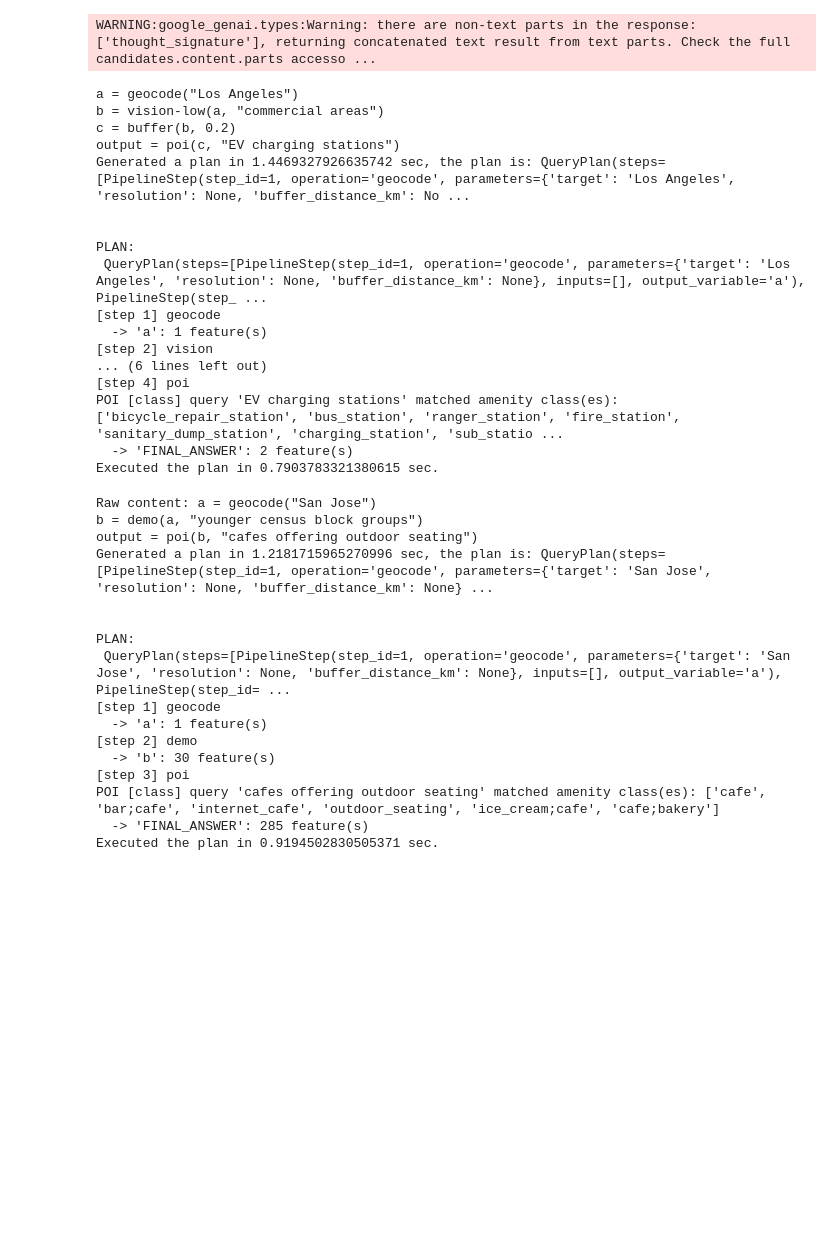
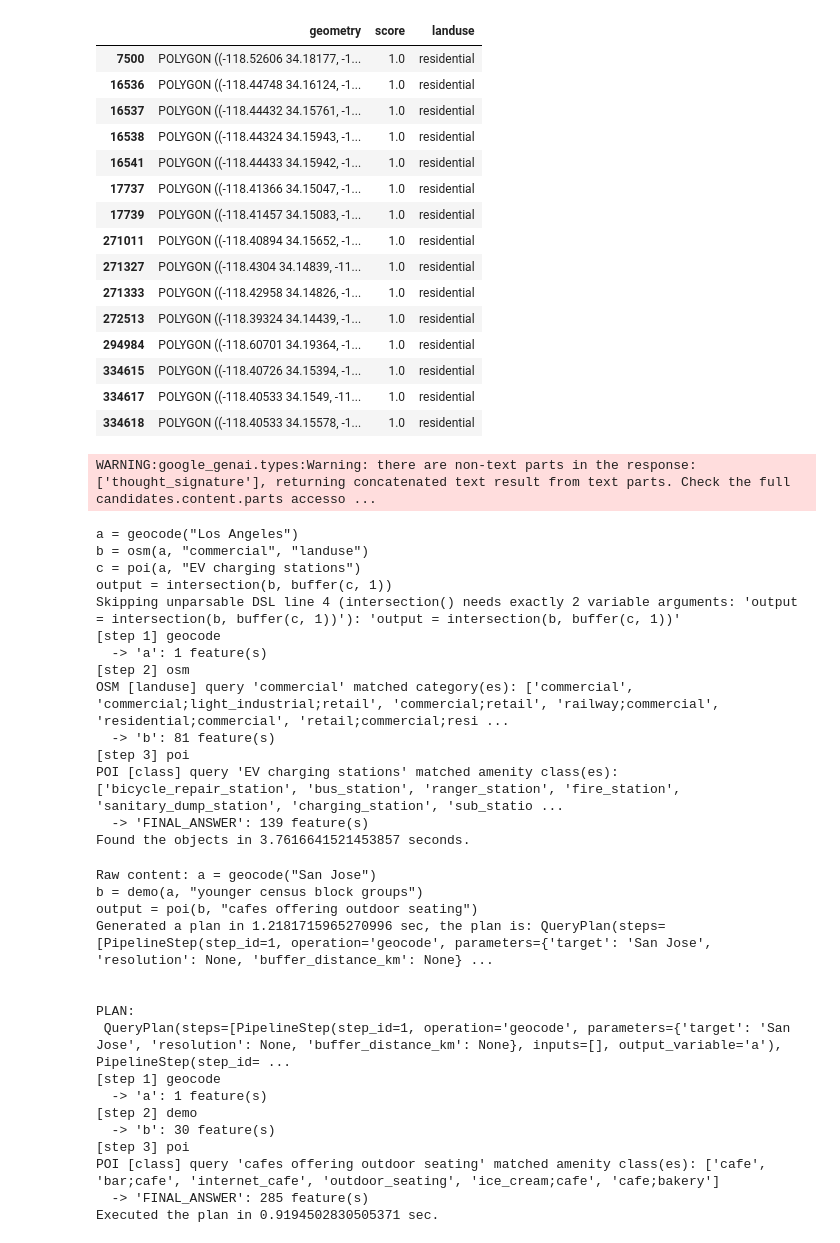
Before and after one commit to sarkarsusanket/esri-earth-search-engine, a Jupyter notebook: call_search_engine.ipynb, the cells around one changed output. Saved outputs shown, nothing was run; the diff lists cells and outputs as text; code cells hidden in the pictures; blank space fills up the shorter version.

```diff
--- a/call_search_engine.ipynb
+++ b/call_search_engine.ipynb
@@ -34,0 +49,2 @@ gdf.to_file(rf"results/output2.shp")
+# %%
+gdf = qe.find("Find me farmlands bordering a river in LA")
@@ -35,24 +69,40 @@ gdf.to_file(rf"results/output2.shp")
+# %%
+gdf
+# %% [output]
+|  | geometry | score | landuse |
+| 7500 | POLYGON ((-118.52606 34.18177, -1... | 1.0 | residential |
+| 16536 | POLYGON ((-118.44748 34.16124, -1... | 1.0 | residential |
+| 16537 | POLYGON ((-118.44432 34.15761, -1... | 1.0 | residential |
+| 16538 | POLYGON ((-118.44324 34.15943, -1... | 1.0 | residential |
+| 16541 | POLYGON ((-118.44433 34.15942, -1... | 1.0 | residential |
+| 17737 | POLYGON ((-118.41366 34.15047, -1... | 1.0 | residential |
+| 17739 | POLYGON ((-118.41457 34.15083, -1... | 1.0 | residential |
+| 271011 | POLYGON ((-118.40894 34.15652, -1... | 1.0 | residential |
+| 271327 | POLYGON ((-118.4304 34.14839, -11... | 1.0 | residential |
+| 271333 | POLYGON ((-118.42958 34.14826, -1... | 1.0 | residential |
+| 272513 | POLYGON ((-118.39324 34.14439, -1... | 1.0 | residential |
+| 294984 | POLYGON ((-118.60701 34.19364, -1... | 1.0 | residential |
+| 334615 | POLYGON ((-118.40726 34.15394, -1... | 1.0 | residential |
+| 334617 | POLYGON ((-118.40533 34.1549, -11... | 1.0 | residential |
+| 334618 | POLYGON ((-118.40533 34.15578, -1... | 1.0 | residential |
 # %%
-gdf = qe.predict("Find EV charging stations near commercial areas in Los Angeles")
+gdf = qe.find("Find EV charging stations near commercial areas in Los Angeles")
 # %% [output]
 WARNING:google_genai.types:Warning: there are non-text parts in the response: ['thought_signature'], returning concatenated text result from text parts. Check the full candidates.content.parts accesso ...
 a = geocode("Los Angeles")
-b = vision-low(a, "commercial areas")
-c = buffer(b, 0.2)
-output = poi(c, "EV charging stations")
-Generated a plan in 1.4469327926635742 sec, the plan is: QueryPlan(steps=[PipelineStep(step_id=1, operation='geocode', parameters={'target': 'Los Angeles', 'resolution': None, 'buffer_distance_km': No ...
-
-
-PLAN:
- QueryPlan(steps=[PipelineStep(step_id=1, operation='geocode', parameters={'target': 'Los Angeles', 'resolution': None, 'buffer_distance_km': None}, inputs=[], output_variable='a'), PipelineStep(step_ ...
+b = osm(a, "commercial", "landuse")
+c = poi(a, "EV charging stations")
+output = intersection(b, buffer(c, 1))
+Skipping unparsable DSL line 4 (intersection() needs exactly 2 variable arguments: 'output = intersection(b, buffer(c, 1))'): 'output = intersection(b, buffer(c, 1))'
 [step 1] geocode
   -> 'a': 1 feature(s)
-[step 2] vision
-... (6 lines left out)
-[step 4] poi
+[step 2] osm
+OSM [landuse] query 'commercial' matched category(es): ['commercial', 'commercial;light_industrial;retail', 'commercial;retail', 'railway;commercial', 'residential;commercial', 'retail;commercial;resi ...
+  -> 'b': 81 feature(s)
+[step 3] poi
 POI [class] query 'EV charging stations' matched amenity class(es): ['bicycle_repair_station', 'bus_station', 'ranger_station', 'fire_station', 'sanitary_dump_station', 'charging_station', 'sub_statio ...
-  -> 'FINAL_ANSWER': 2 feature(s)
-Executed the plan in 0.7903783321380615 sec.
+  -> 'FINAL_ANSWER': 139 feature(s)
+Found the objects in 3.7616641521453857 seconds.
 # %%
 gdf = qe.predict("Find cafes offering outdoor seating in younger census block groups in San Jose")
 # %% [output]
```
Also changed, not shown: parts of 29 cells of this notebook, 12 other files.
